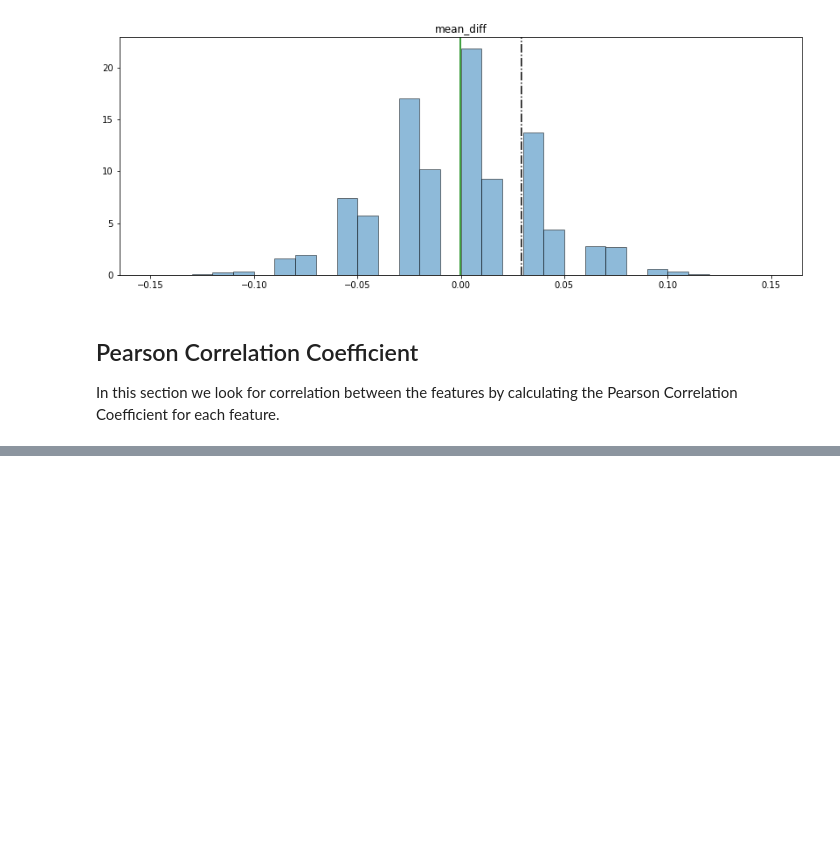
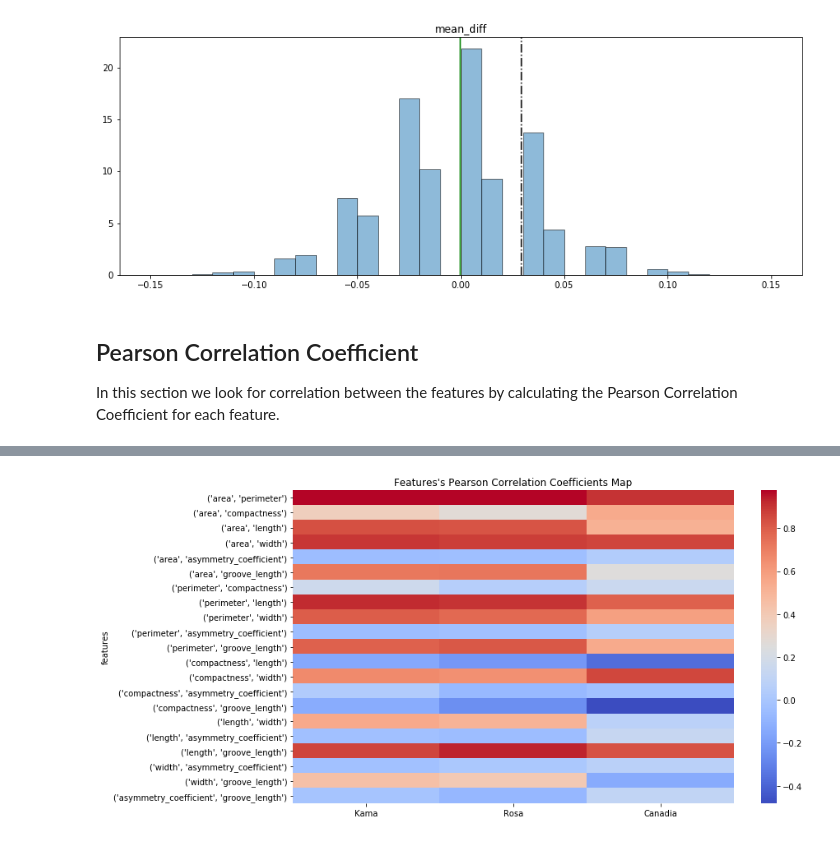
Before and after one commit to nanodoc2020/Springboard, a Jupyter notebook: Capstone-Project1/Data_Story/Statistical Analysis.ipynb, the cells around one changed output, grey strips where cells are left out. Saved outputs shown, nothing was run; the diff lists cells and outputs as text; code cells hidden in the pictures; blank space fills up the shorter version.

```diff
--- a/Capstone-Project1/Data_Story/Statistical Analysis.ipynb
+++ b/Capstone-Project1/Data_Story/Statistical Analysis.ipynb
@@ -225,0 +203,15 @@ dic
+# %%
+pearsonDF1.drop('p', axis=1, inplace=True)
+pearsonDF2.drop('p', axis=1, inplace=True)
+pearsonDF3.drop('p', axis=1, inplace=True)
+# %%
+merged = pearsonDF1.merge(pearsonDF2, on=pearsonDF1.index)
+merged.index=merged['key_0']
+merged.drop('key_0', axis=1, inplace=True)
+merged = merged.merge(pearsonDF3, on=merged.index)
+merged.index=merged['key_0']
+merged.drop('key_0', axis=1, inplace=True)
+merged.drop_duplicates(inplace=True)
+merged.columns = ['Kama','Rosa','Canadia']
+merged.index.name = 'features'
+merged.head()
@@ -225,0 +226,6 @@ dic
+# %%
+_=plt.figure(figsize=(12,7))
+_=sns.heatmap(merged, cmap='coolwarm')
+_=plt.title('Features\'s Pearson Correlation Coefficients Map')
+# %% [output]
+[figure, added]
```
Also changed, not shown: parts of 12 cells of this notebook.
